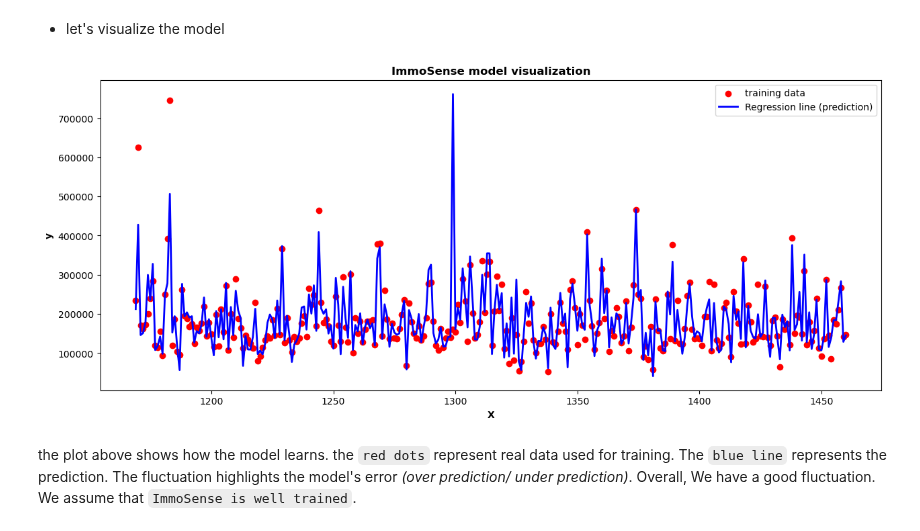
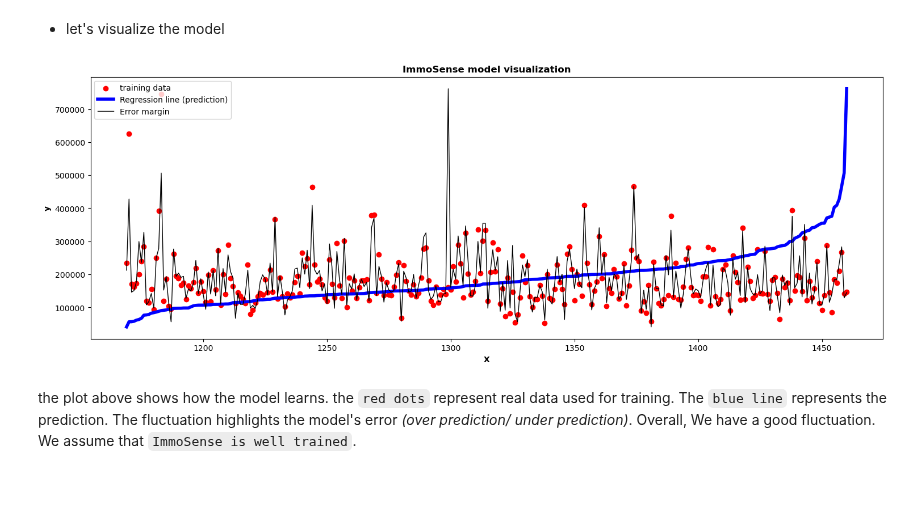
Before and after one commit to superMass14/immoSense, a Jupyter notebook: notebook/main.ipynb, the cells around one changed output. Drawn from its saved outputs; the diff is of its cells as text; code cells hidden in the pictures; blank space fills up the shorter version.

Commit message:
fix: model visualization corrected

```diff
--- a/notebook/main.ipynb
+++ b/notebook/main.ipynb
@@ -330,16 +330,17 @@ ImmoSense well trained
 # %%
 import matplotlib.pyplot as plt
 pred = ImmoSense.predict(x_test)
-plt.figure(figsize=(15, 6))
+plt.figure(figsize=(18, 6))
 plt.scatter(x_test.index, y_test, color='red', label="training data")
-plt.plot(x_test.index, pred, color='blue', linewidth=2, label="Regression line (prediction)")
+plt.plot(x_test.index, sorted(pred), color='blue', linewidth=4, label="Regression line (prediction)")
+plt.plot(x_test.index, pred, color='#000000', linewidth=1, label="Error margin")
 plt.xlabel("X",fontdict={"weight": 1000})
 plt.ylabel("y", fontdict={"weight": 1000})
 plt.title("ImmoSense model visualization", fontdict={"weight": 1000})
 plt.legend()
 plt.show()
 # %% [output]
-[figure, old version]
+[figure, new version]
 # %% [markdown]
 the plot above shows how the model learns. the `red dots` represent real data used for training. The `blue line` represents the prediction.
 The fluctuation highlights the model's error *(over prediction/ under prediction)*. Overall, We have a good fluctuation. We assume that `ImmoSense is well trained`.
```
Also changed, not shown: parts of 3 cells of this notebook.
